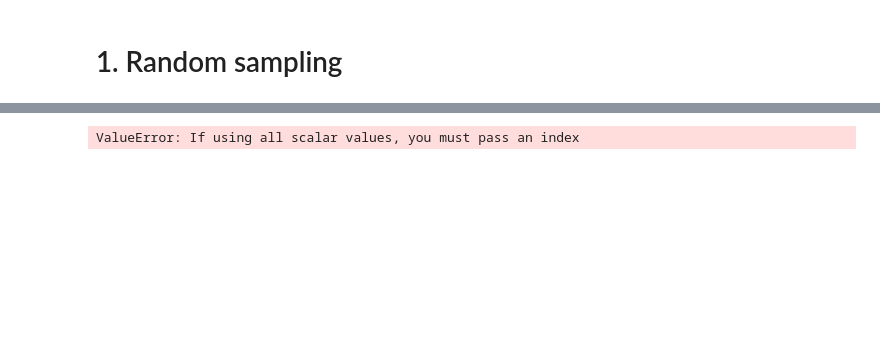
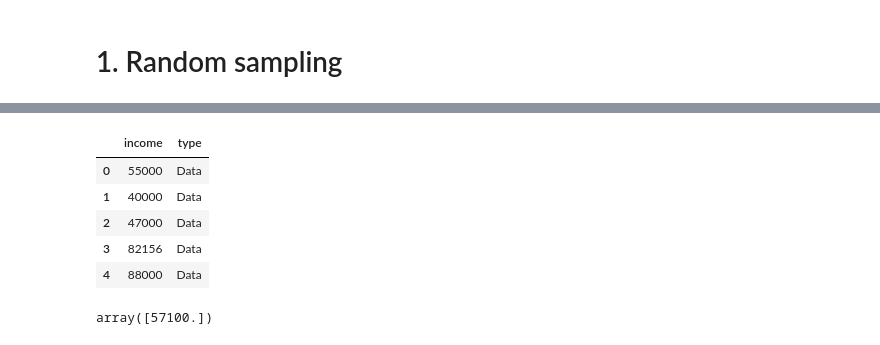
Before and after one commit to BinhHong/Data-Science-Weg, a Jupyter notebook: Statistics/random sampling and distribution.ipynb, the cells around one changed output, grey strips where cells are left out. Cells and saved outputs as stored; diff of their text form; code cells hidden in the pictures; blank space fills up the shorter version.

```diff
--- a/Statistics/random sampling and distribution.ipynb
+++ b/Statistics/random sampling and distribution.ipynb
@@ -25,7 +66,14 @@ loans_income.sample(1000)
 # %%
 sample_data = pd.DataFrame({
- 'income': loans_income.sample(1000),
+ 'income': loans_income.sample(1000)['x'].values,
  'type': 'Data',
 })
-# %% [output]
-ValueError: If using all scalar values, you must pass an index
+# %%
+sample_data.head()
+# %% [output]
+|  | income | type |
+| 0 | 55000 | Data |
+| 1 | 40000 | Data |
+| 2 | 47000 | Data |
+| 3 | 82156 | Data |
+| 4 | 88000 | Data |
@@ -31,0 +85,4 @@ ValueError: If using all scalar values, you must pass an index
+# %%
+loans_income.sample(5).mean().values
+# %% [output]
+array([57100.])
```
Also changed, not shown: parts of 12 cells of this notebook.
